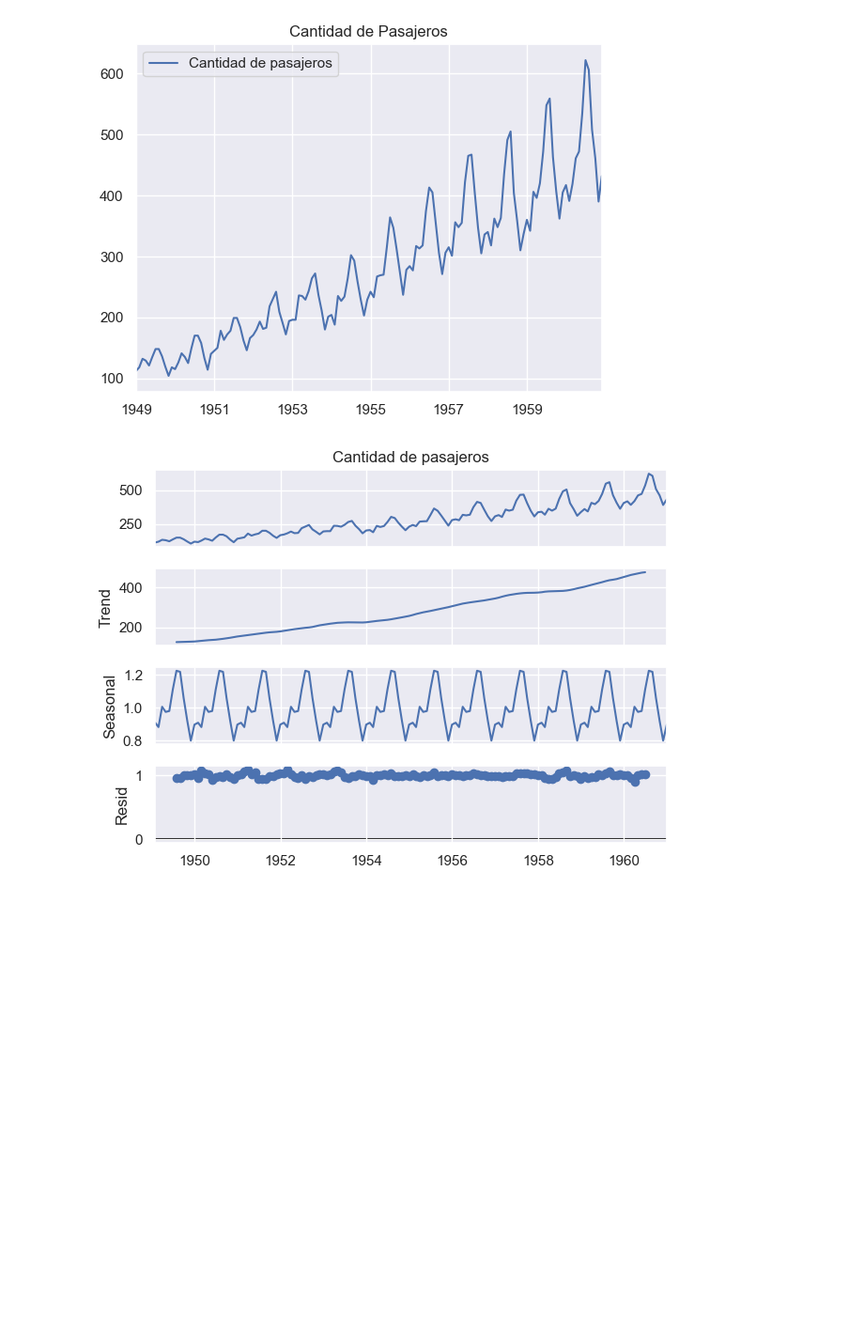
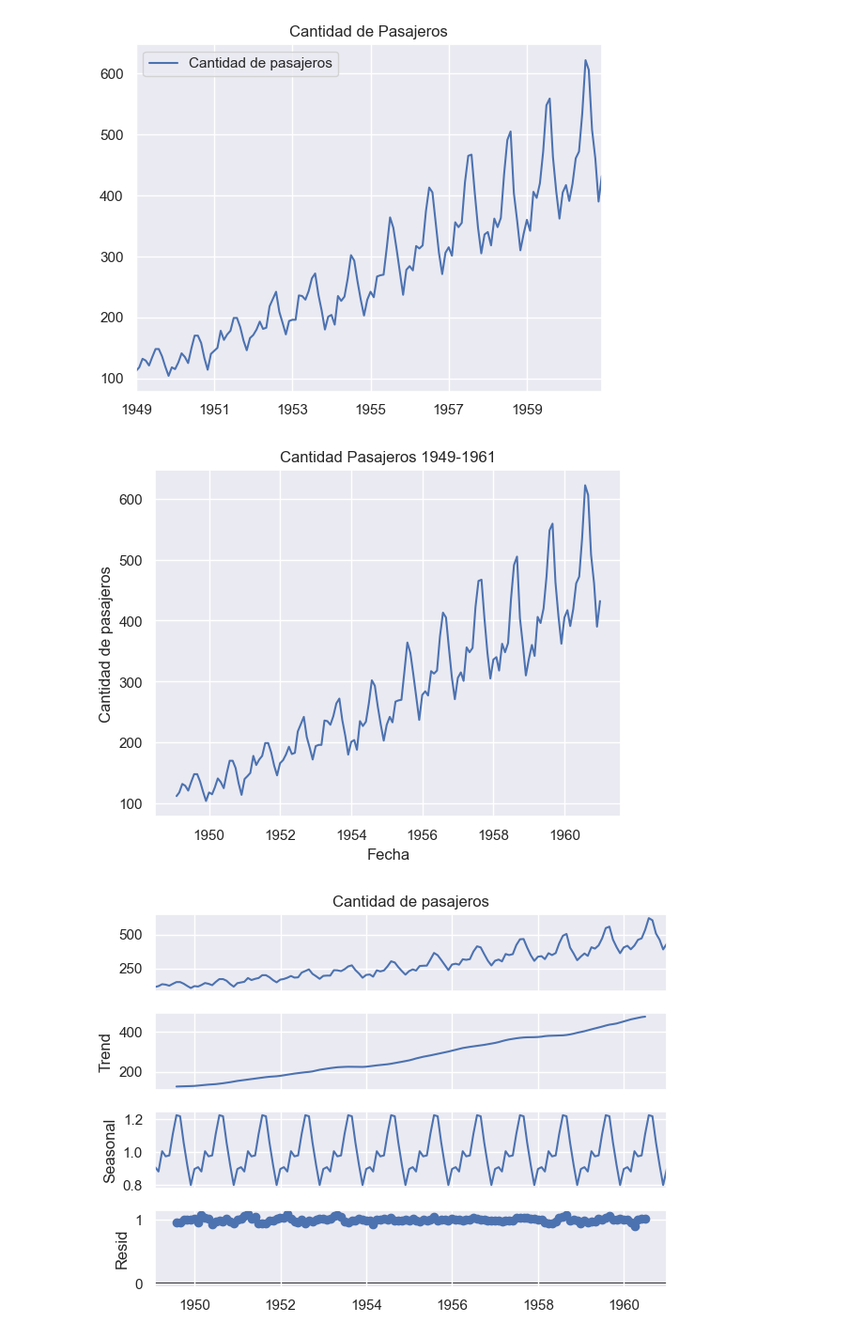
Before and after one commit to Wilsonsr/Series-de-Tiempo, a Jupyter notebook: CUADERNOS/Suavizado Exponencial.ipynb, the cells around one changed output. Shown at 94% size. Drawn from its saved outputs; the diff is of its cells as text; code cells hidden in the pictures; blank space fills up the shorter version.

```diff
--- a/CUADERNOS/Suavizado Exponencial.ipynb
+++ b/CUADERNOS/Suavizado Exponencial.ipynb
@@ -113,6 +293,14 @@ airline[['Cantidad de pasajeros']].plot(title='Cantidad de Pasajeros')
 # %% [output]
 <Axes: title={'center': 'Cantidad de Pasajeros'}>
 [figure]
+# %%
+import seaborn as sns
+sns.lineplot(data=airline, x=airline.index, y='Cantidad de pasajeros')
+plt.title("Cantidad Pasajeros 1949-1961")
+plt.xlabel("Fecha")
+plt.show()
+# %% [output]
+[figure, added]
 # %%
 decompose_result = seasonal_decompose(airline["Cantidad de pasajeros"],model="multiplicative")
 decompose_result.plot()
```
Also changed, not shown: parts of 26 cells of this notebook.
